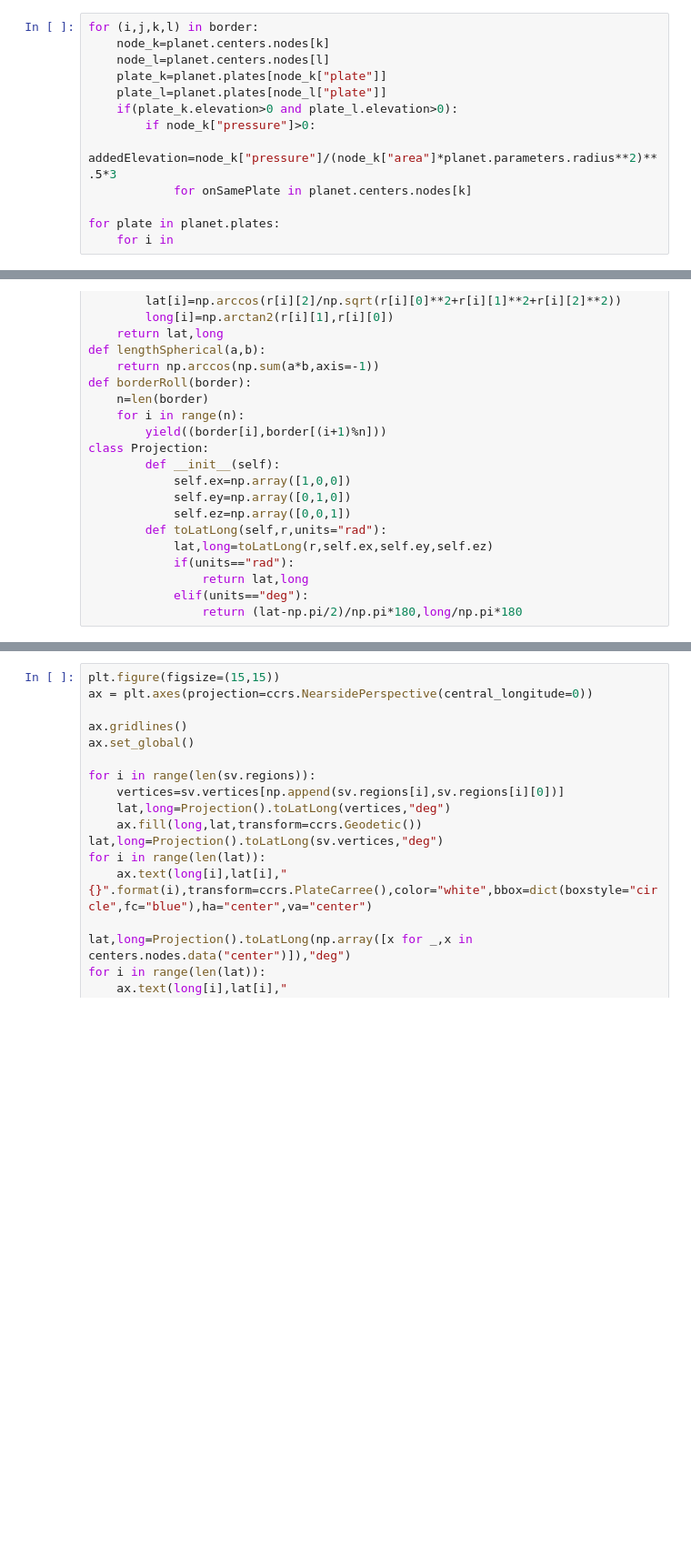
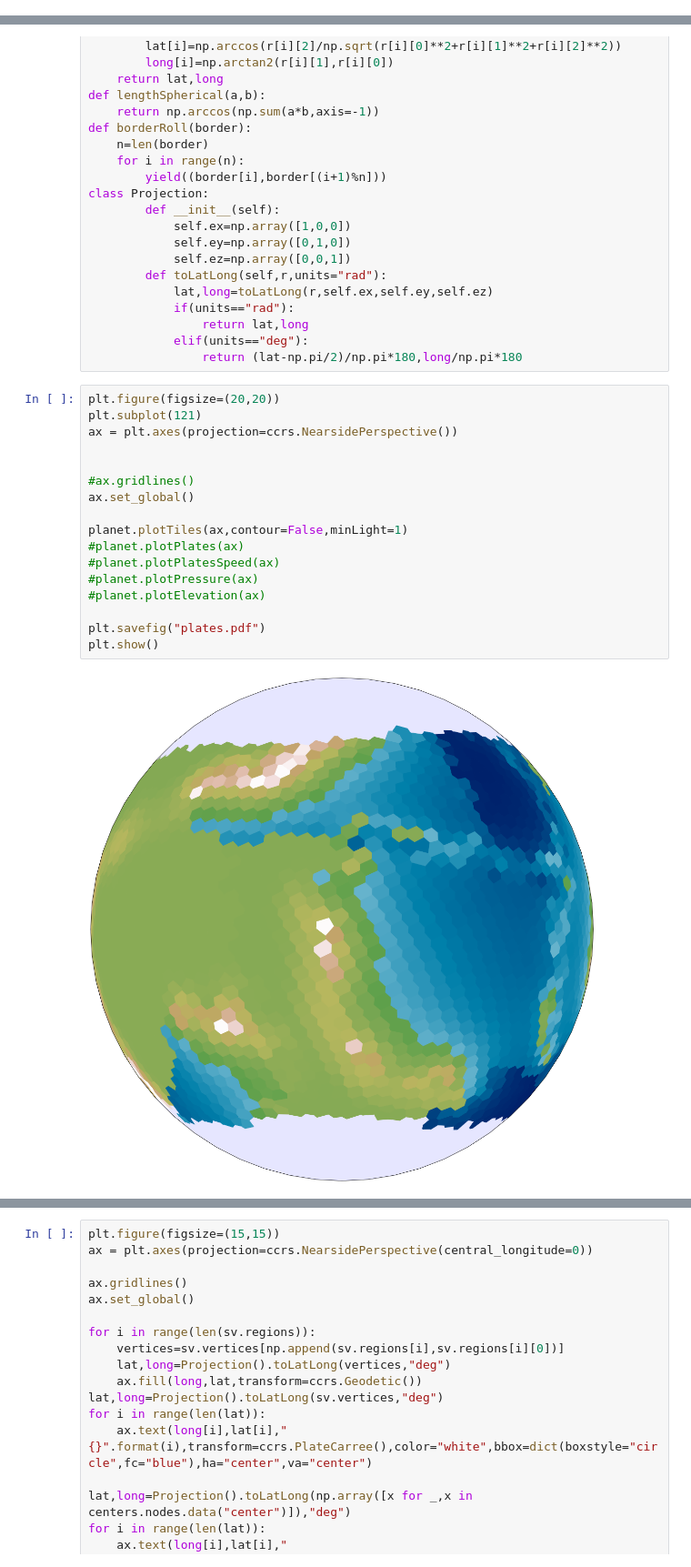
Before and after one commit to damienBloch/proceduralPlanet, a Jupyter notebook: Untitled.ipynb, the cells around one changed output, grey strips where cells are left out. Shown at 91% size. Saved outputs shown, nothing was run; the diff lists cells and outputs as text; blank space fills up the shorter version.

```diff
--- a/Untitled.ipynb
+++ b/Untitled.ipynb
@@ -119,13 +111,0 @@ for (i,j,k,l) in border:
-# %%
-for (i,j,k,l) in border:
-    node_k=planet.centers.nodes[k]
-    node_l=planet.centers.nodes[l]
-    plate_k=planet.plates[node_k["plate"]]
-    plate_l=planet.plates[node_l["plate"]]
-    if(plate_k.elevation>0 and plate_l.elevation>0):
-        if node_k["pressure"]>0:
-            addedElevation=node_k["pressure"]/(node_k["area"]*planet.parameters.radius**2)**.5*3
-            for onSamePlate in planet.centers.nodes[k]
-
-for plate in planet.plates:
-    for i in
@@ -155,6 +210,25 @@ class Projection:
                 return lat,long
             elif(units=="deg"):
                 return (lat-np.pi/2)/np.pi*180,long/np.pi*180
+# %%
+plt.figure(figsize=(20,20))
+plt.subplot(121)
+ax = plt.axes(projection=ccrs.NearsidePerspective())
+
+
+#ax.gridlines()
+ax.set_global()
+
+planet.plotTiles(ax,contour=False,minLight=1)
+#planet.plotPlates(ax)
+#planet.plotPlatesSpeed(ax)
+#planet.plotPressure(ax)
+#planet.plotElevation(ax)
+
+plt.savefig("plates.pdf")
+plt.show()
+# %% [output]
+[figure, added]
 # %%
 plt.figure(figsize=(20,20))
 plt.subplot(121)
```
Also changed, not shown: parts of 16 cells of this notebook, 3 other files.
